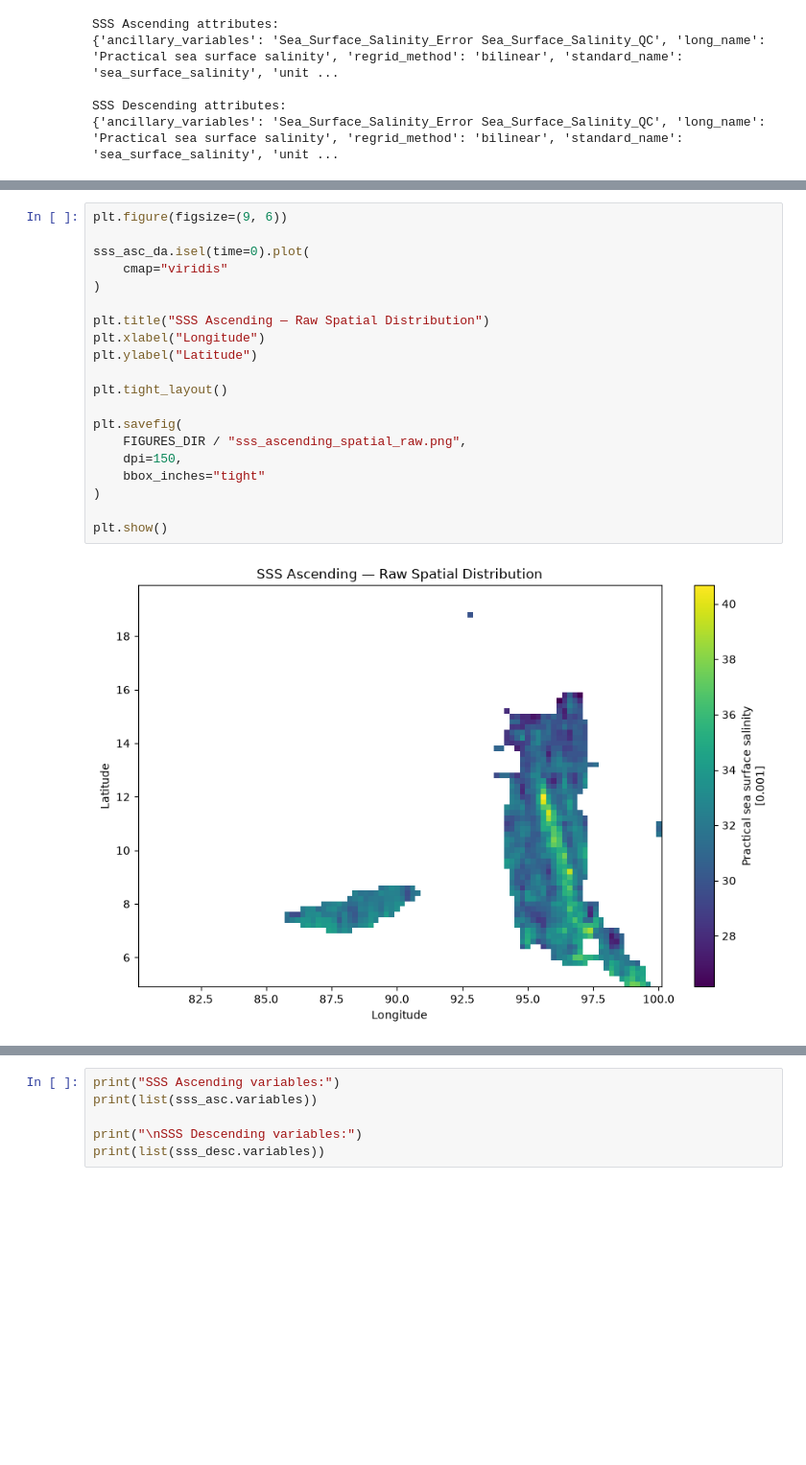
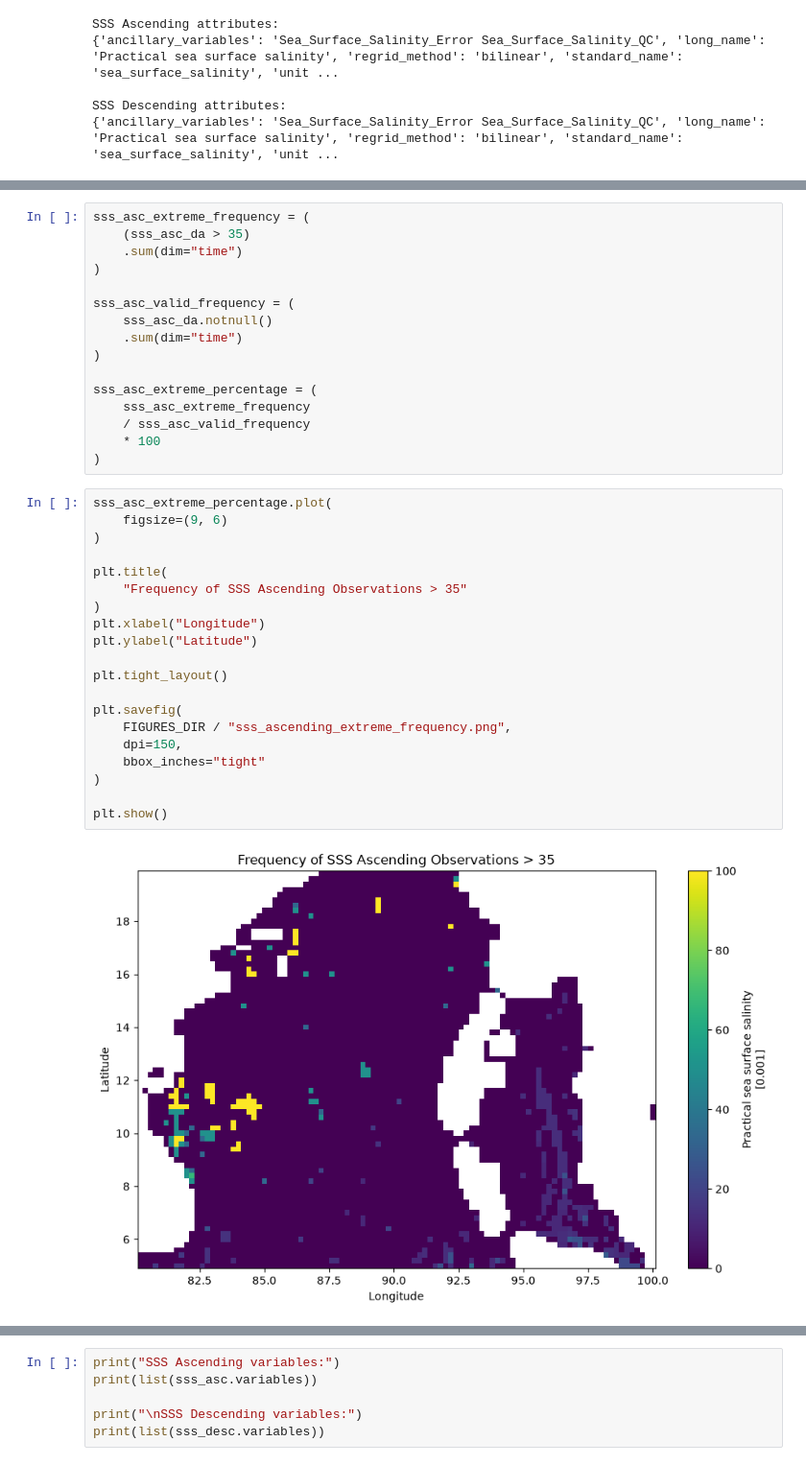
Before and after one commit to itzzfalcon52/Antarbodh-demo, a Jupyter notebook: notebooks/03_preprocessing.ipynb, the cells around one changed output, grey strips where cells are left out. Shown at 96% size. Saved outputs shown, nothing was run; the diff lists cells and outputs as text; blank space fills up the shorter version.

```diff
--- a/notebooks/03_preprocessing.ipynb
+++ b/notebooks/03_preprocessing.ipynb
@@ -669,22 +941,38 @@ Number of SSS Ascending values > 35:
+# %%
+sss_asc_extreme_frequency = (
+    (sss_asc_da > 35)
+    .sum(dim="time")
+)
+
+sss_asc_valid_frequency = (
+    sss_asc_da.notnull()
+    .sum(dim="time")
+)
+
+sss_asc_extreme_percentage = (
+    sss_asc_extreme_frequency
+    / sss_asc_valid_frequency
+    * 100
+)
 # %%
-plt.figure(figsize=(9, 6))
-
-sss_asc_da.isel(time=0).plot(
-    cmap="viridis"
+sss_asc_extreme_percentage.plot(
+    figsize=(9, 6)
 )
 
-plt.title("SSS Ascending — Raw Spatial Distribution")
+plt.title(
+    "Frequency of SSS Ascending Observations > 35"
+)
 plt.xlabel("Longitude")
 plt.ylabel("Latitude")
 
 plt.tight_layout()
 
 plt.savefig(
-    FIGURES_DIR / "sss_ascending_spatial_raw.png",
+    FIGURES_DIR / "sss_ascending_extreme_frequency.png",
     dpi=150,
     bbox_inches="tight"
 )
 
 plt.show()
 # %% [output]
-[figure, old version]
+[figure, new version]
```
Also changed, not shown: parts of 161 cells of this notebook, 26 other files.
